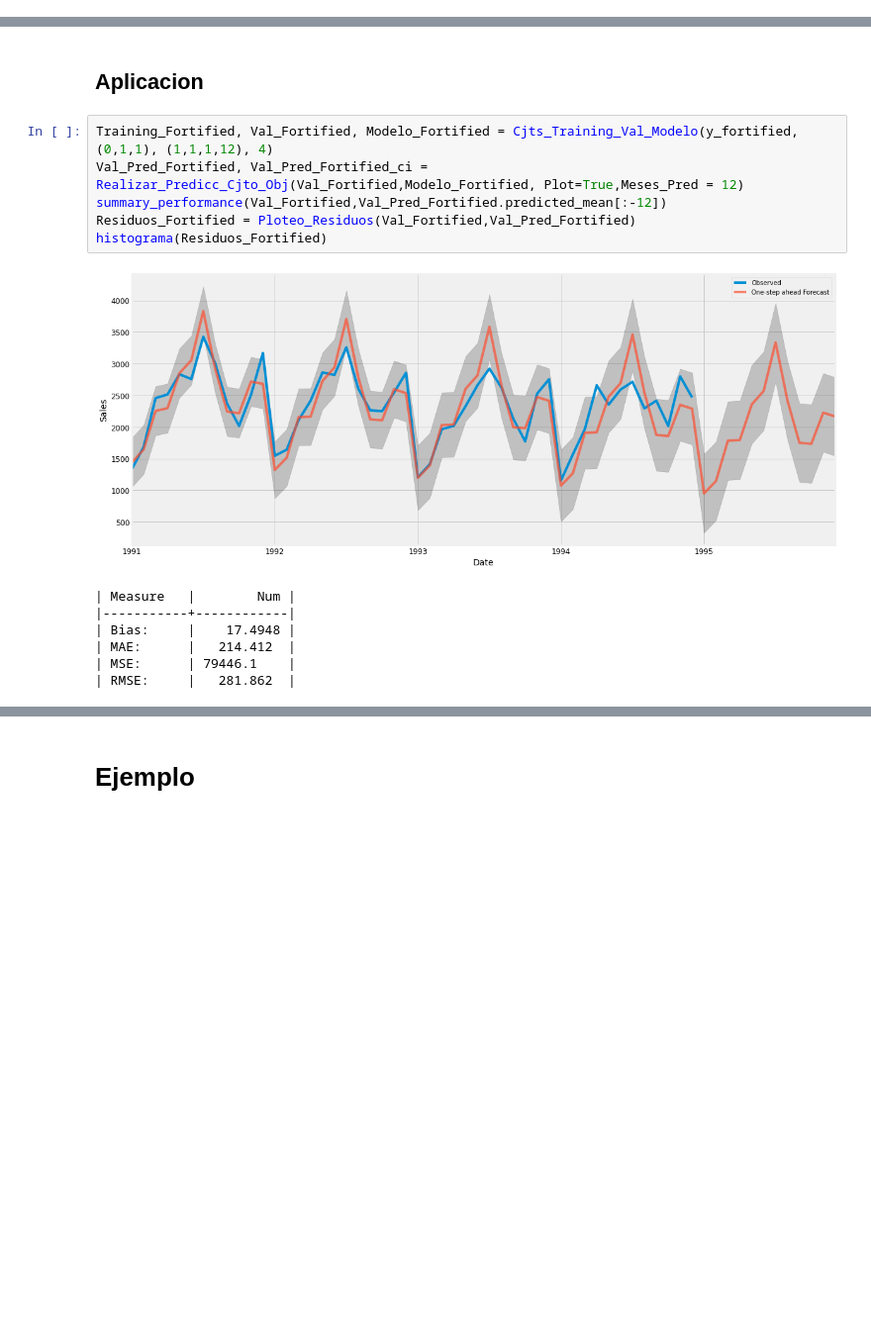
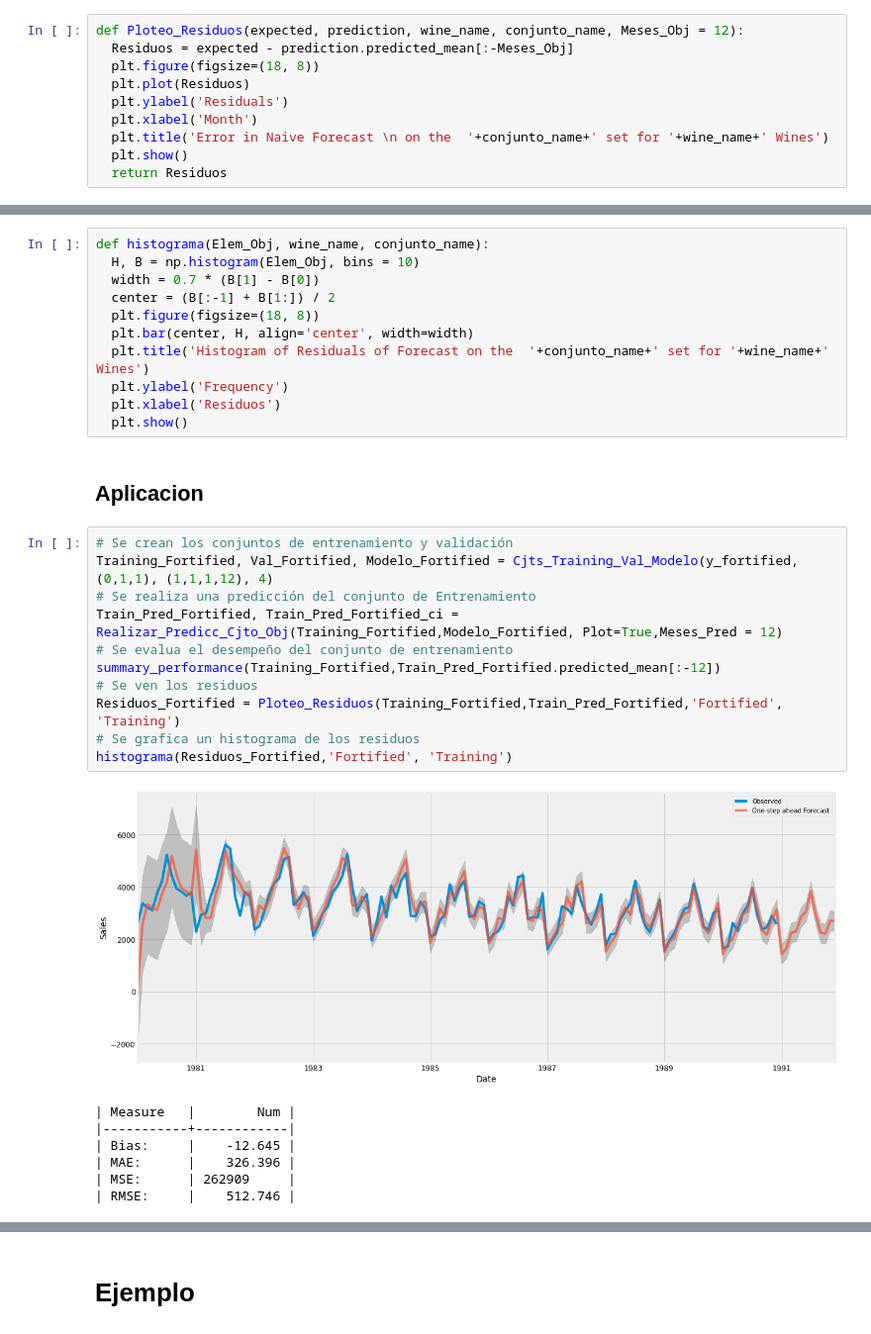
Before and after one commit to DiegoPincheiraIb/EL5206_Assignments, a Jupyter notebook: Lab_Vinos_Diego.ipynb, the cells around one changed output, grey strips where cells are left out. Shown at 99% size. Cells and saved outputs as stored; diff of their text form; blank space fills up the shorter version.

```diff
--- a/Lab_Vinos_Diego.ipynb
+++ b/Lab_Vinos_Diego.ipynb
@@ -390,0 +378,10 @@ def Ploteo_Residuos(expected, prediction, Meses_Obj = 12):
+# %%
+def Ploteo_Residuos(expected, prediction, wine_name, conjunto_name, Meses_Obj = 12):
+  Residuos = expected - prediction.predicted_mean[:-Meses_Obj]
+  plt.figure(figsize=(18, 8))
+  plt.plot(Residuos)
+  plt.ylabel('Residuals')
+  plt.xlabel('Month')
+  plt.title('Error in Naive Forecast \n on the  '+conjunto_name+' set for '+wine_name+' Wines')
+  plt.show()
+  return Residuos
@@ -391,16 +390,32 @@ def Ploteo_Residuos(expected, prediction, Meses_Obj = 12):
+# %%
+def histograma(Elem_Obj, wine_name, conjunto_name):
+  H, B = np.histogram(Elem_Obj, bins = 10)
+  width = 0.7 * (B[1] - B[0])
+  center = (B[:-1] + B[1:]) / 2
+  plt.figure(figsize=(18, 8))
+  plt.bar(center, H, align='center', width=width)
+  plt.title('Histogram of Residuals of Forecast on the  '+conjunto_name+' set for '+wine_name+' Wines')
+  plt.ylabel('Frequency')
+  plt.xlabel('Residuos')
+  plt.show()
 # %% [markdown]
 ## Aplicacion
 # %%
+# Se crean los conjuntos de entrenamiento y validación
 Training_Fortified, Val_Fortified, Modelo_Fortified = Cjts_Training_Val_Modelo(y_fortified, (0,1,1), (1,1,1,12), 4)
-Val_Pred_Fortified, Val_Pred_Fortified_ci = Realizar_Predicc_Cjto_Obj(Val_Fortified,Modelo_Fortified, Plot=True,Meses_Pred = 12)
-summary_performance(Val_Fortified,Val_Pred_Fortified.predicted_mean[:-12])
-Residuos_Fortified = Ploteo_Residuos(Val_Fortified,Val_Pred_Fortified)
-histograma(Residuos_Fortified)
+# Se realiza una predicción del conjunto de Entrenamiento
+Train_Pred_Fortified, Train_Pred_Fortified_ci = Realizar_Predicc_Cjto_Obj(Training_Fortified,Modelo_Fortified, Plot=True,Meses_Pred = 12)
+# Se evalua el desempeño del conjunto de entrenamiento
+summary_performance(Training_Fortified,Train_Pred_Fortified.predicted_mean[:-12])
+# Se ven los residuos
+Residuos_Fortified = Ploteo_Residuos(Training_Fortified,Train_Pred_Fortified,'Fortified', 'Training')
+# Se grafica un histograma de los residuos
+histograma(Residuos_Fortified,'Fortified', 'Training')
 # %% [output]
-[figure, old version]
+[figure, new version]
 | Measure   |        Num |
 |-----------+------------|
-| Bias:     |    17.4948 |
-| MAE:      |   214.412  |
-| MSE:      | 79446.1    |
-| RMSE:     |   281.862  |
+| Bias:     |    -12.645 |
+| MAE:      |    326.396 |
+| MSE:      | 262909     |
+| RMSE:     |    512.746 |
```
Also changed, not shown: parts of 15 cells of this notebook.
